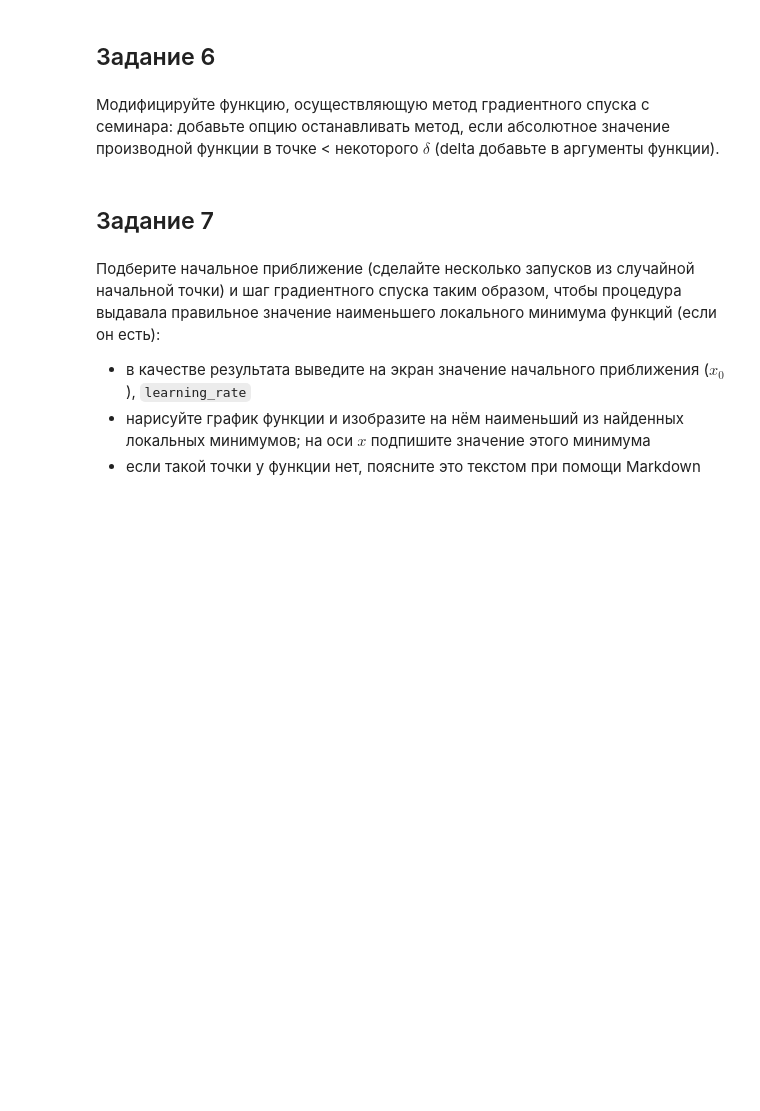
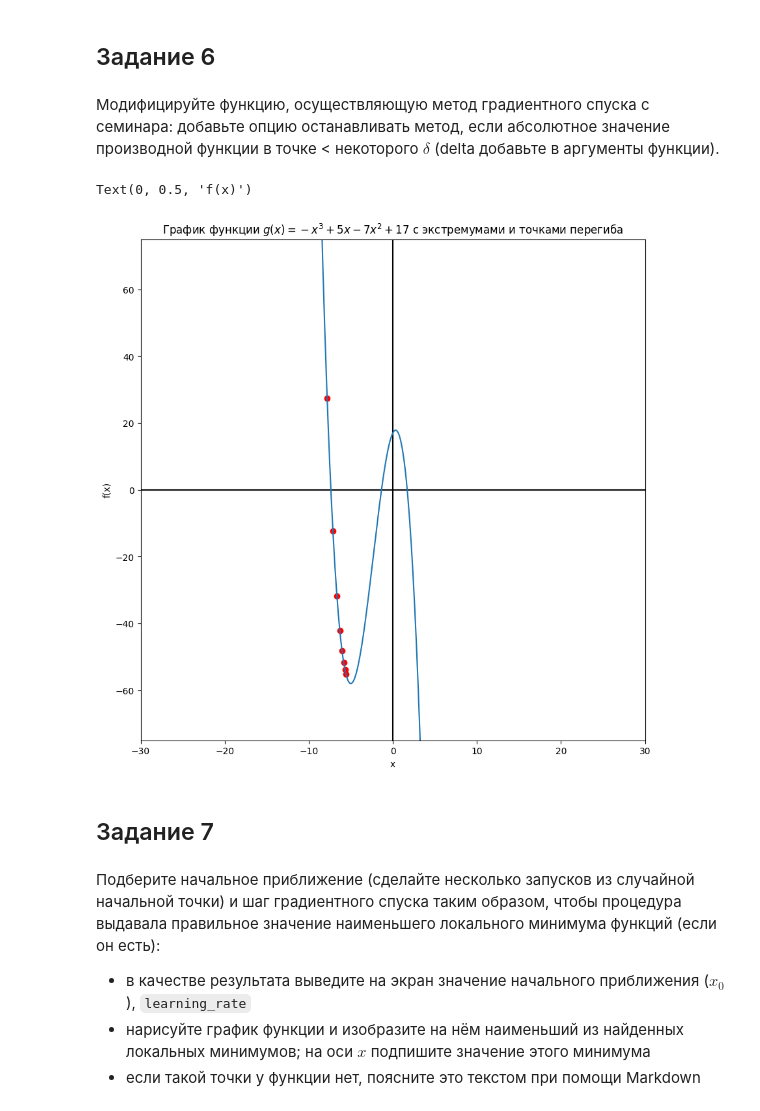
Before and after one commit to olegoid/MLDS_math_2022, a Jupyter notebook: Домашки/mlhs_math_practice_01.ipynb, the cells around one changed output. Saved outputs shown, nothing was run; the diff lists cells and outputs as text; code cells hidden in the pictures; blank space fills up the shorter version.

```diff
--- a/Домашки/mlhs_math_practice_01.ipynb
+++ b/Домашки/mlhs_math_practice_01.ipynb
@@ -345,3 +343,50 @@ Text(0, 0.5, 'f(x)')
+# %%
+def gradient_descent(x_start, learning_rate, epsilon, num_iterations, delta):
+    x_curr = x_start
+    df_x = sp.diff(f2(x)) # производная
+
+    trace = []
+    trace.append(x_curr)
+
+    for i in range(num_iterations):
+
+      x_new = x_curr - learning_rate * df_x.subs(x, x_curr)
+      trace.append(x_new)
+
+      if abs(x_new - x_curr) < epsilon:
+        break
+
+      if abs(df_x.subs(x, x_curr)) < delta:
+        break
+
+      x_curr = x_new
+
+    return x_curr, trace
+
+xmin, trace = gradient_descent(-20, 0.01, 0.001, 10, 0.001)
+
+x_values = [x for x in np.arange(-10, 10, 0.1)]
+f_values = [f2(x) for x in x_values]
+
+plt.figure(figsize=(10,10))
+plt.axvline(x=0, c = 'black')
+plt.axhline(y=0, c = 'black')
+
+plt.xlim([-30, 30])
+plt.ylim([-75, 75])
+
+trace_values = [f2(x) for x in trace]
+plt.scatter(trace, trace_values, c='red')
+
+plt.plot(x_values, f_values)
+
+plt.title('График функции $g(x) = -x^3 + 5x - 7x^2 + 17$ c экстремумами и точками перегиба')
+
+plt.xlabel('x')
+plt.ylabel('f(x)')
+# %% [output]
+Text(0, 0.5, 'f(x)')
+[figure, added]
 # %% [markdown]
 ## Задание 7
 # %% [markdown]
```
Also changed, not shown: parts of 1 cell of this notebook.
